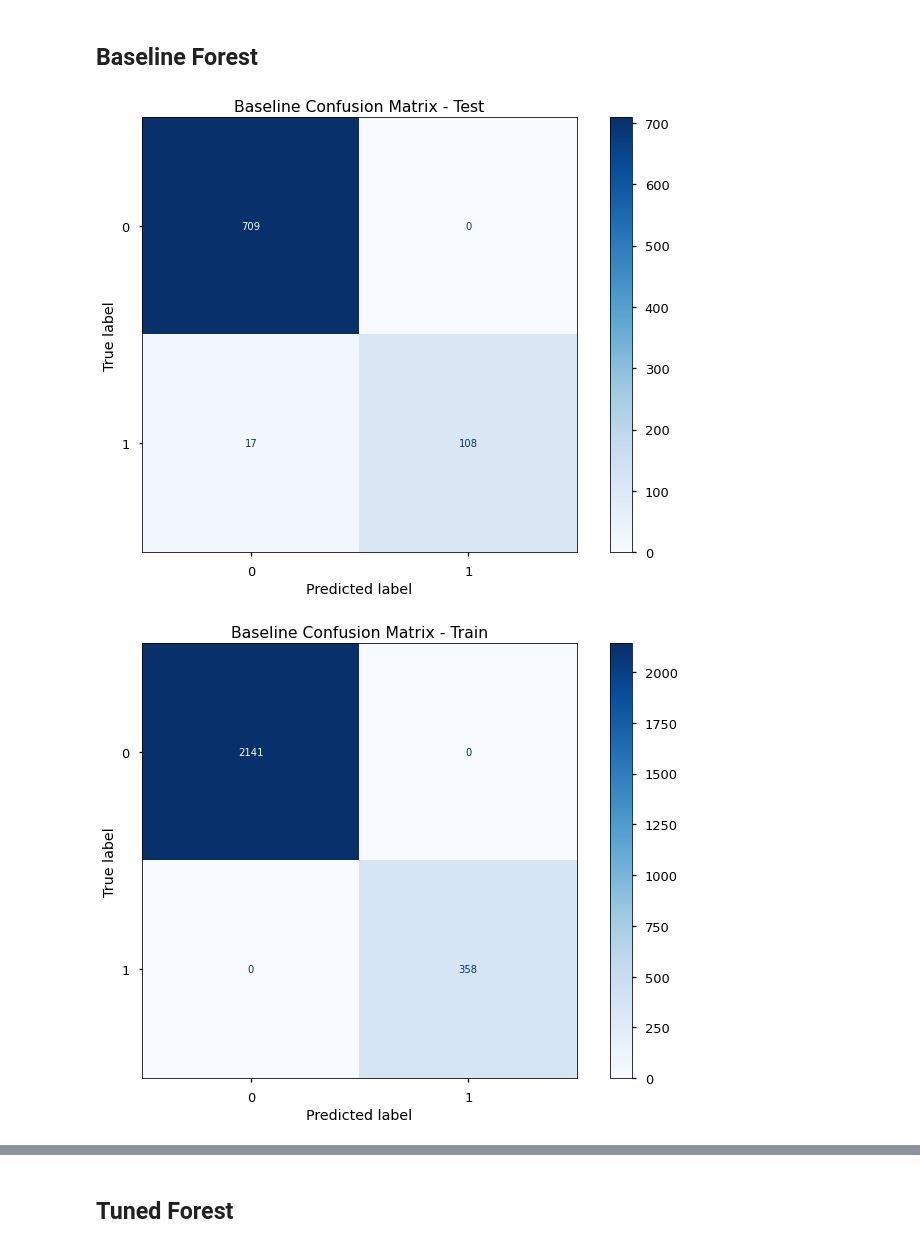
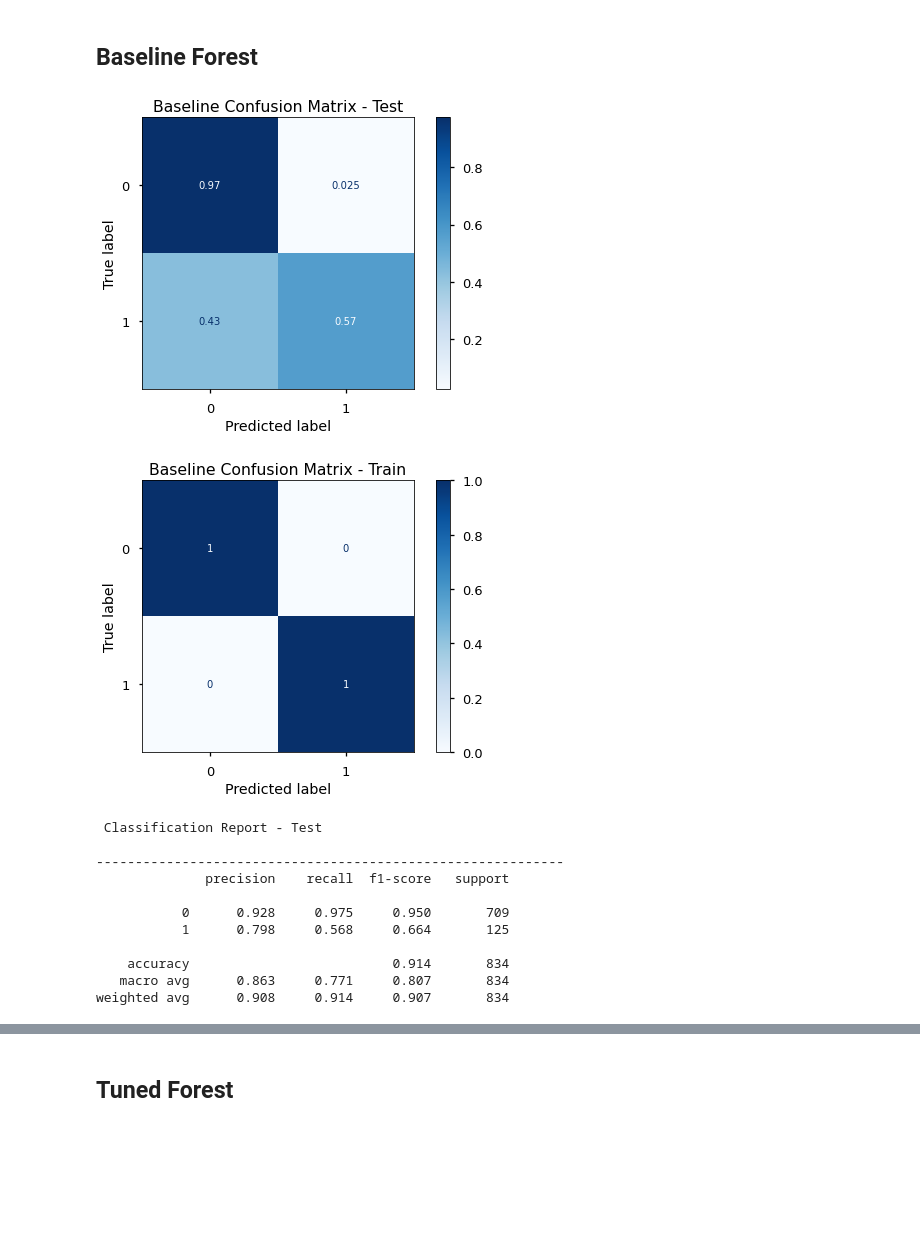
Before and after one commit to heathlikethecandybar/phase_4_project, a Jupyter notebook: phase_3/project/phase_3_notebook.ipynb, the cells around one changed output, grey strips where cells are left out. Drawn from its saved outputs; the diff is of its cells as text; code cells hidden in the pictures; blank space fills up the shorter version.

```diff
--- a/phase_3/project/phase_3_notebook.ipynb
+++ b/phase_3/project/phase_3_notebook.ipynb
@@ -1171,19 +1243,38 @@ baseline_RF = ImPipeline(steps=[('sm', SMOTE(random_state=42)),
 # Train model
 baseline_RF.fit(X_train, y_train);
 # %%
-#
-fig, ax = plt.subplots(figsize=(12, 8))
+# plotting confusion matrix for our baseline Random Forest - Test
+fig, ax = plt.subplots(figsize=(8,5))
 
-#plot confusion matrix on
-plot_confusion_matrix(baseline_RF, X_test, y_test, ax=ax,  cmap='Blues')
+plot_confusion_matrix(baseline_RF, X_test, y_test, ax=ax,  cmap='Blues', normalize='true')
 ax.set_title("Baseline Confusion Matrix - Test");
 
-#
-fig, ax = plt.subplots(figsize=(12, 8))
+# plotting confusion matrix for our baseline Random Forest - Train
+fig, ax = plt.subplots(figsize=(8,5))
 
-#plot confusion matrix on
-plot_confusion_matrix(baseline_RF, X_train, y_train, ax=ax,  cmap='Blues')
+plot_confusion_matrix(baseline_RF, X_train, y_train, ax=ax,  cmap='Blues', normalize='true')
 ax.set_title("Baseline Confusion Matrix - Train");
 # %% [output]
-[figure, old version]
+[figure, new version]
-[figure, old version]
+[figure, new version]
+# %%
+# Print classification Scores for the test set
+y_pred = baseline_RF.predict(X_test)
+divider = ('-' * 60)
+table = classification_report(y_test, y_pred, digits=3)
+
+print('\n', 'Classification Report - Test', '\n')
+print(divider)
+print(table)
+# %% [output]
+ Classification Report - Test
+
+------------------------------------------------------------
+              precision    recall  f1-score   support
+
+           0      0.928     0.975     0.950       709
+           1      0.798     0.568     0.664       125
+
+    accuracy                          0.914       834
+   macro avg      0.863     0.771     0.807       834
+weighted avg      0.908     0.914     0.907       834
```
Also changed, not shown: parts of 51 cells of this notebook.
